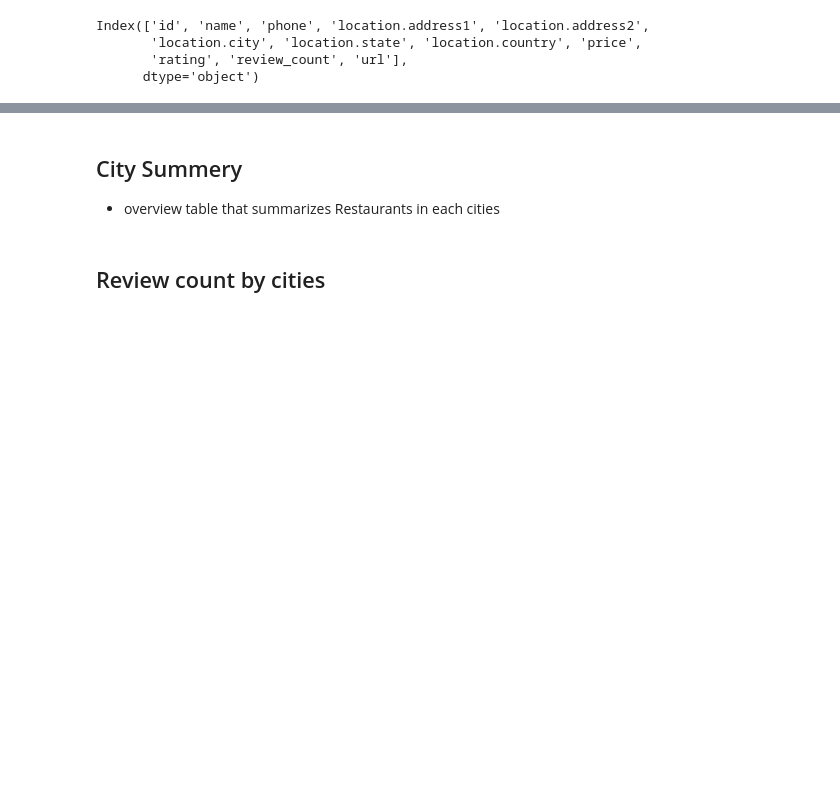
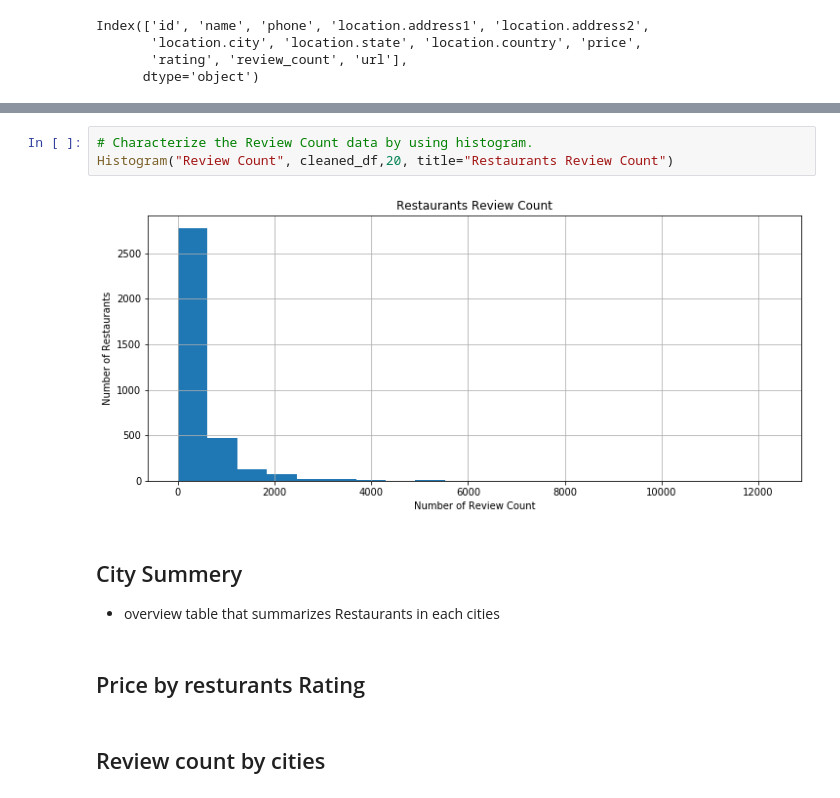
Before and after one commit to ermiasgelaye/Yelp-Challenge, a Jupyter notebook: pyRestaurants/yelp-challenge.ipynb, the cells around one changed output, grey strips where cells are left out. Drawn from its saved outputs; the diff is of its cells as text; blank space fills up the shorter version.

```diff
--- a/pyRestaurants/yelp-challenge.ipynb
+++ b/pyRestaurants/yelp-challenge.ipynb
@@ -89,7 +374,14 @@ Restaurant_count
+# %%
+# Characterize the Review Count data by using histogram.
+Histogram("Review Count", cleaned_df,20, title="Restaurants Review Count")
+# %% [output]
+[figure, added]
 # %% [markdown]
 ## City Summery
 
 * overview table that summarizes Restaurants in each cities
+# %% [markdown]
+## Price by resturants Rating
 # %% [markdown]
 ## Review count by cities
 # %% [markdown]
```
Also changed, not shown: parts of 28 cells of this notebook, 1 other file.
